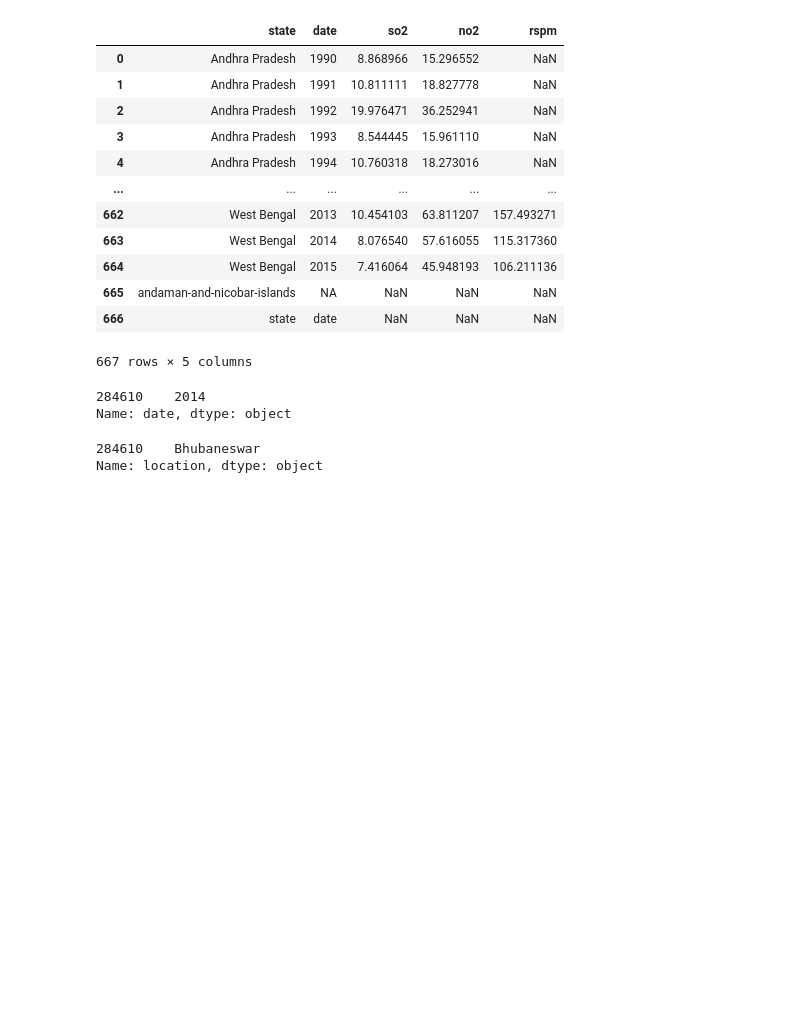
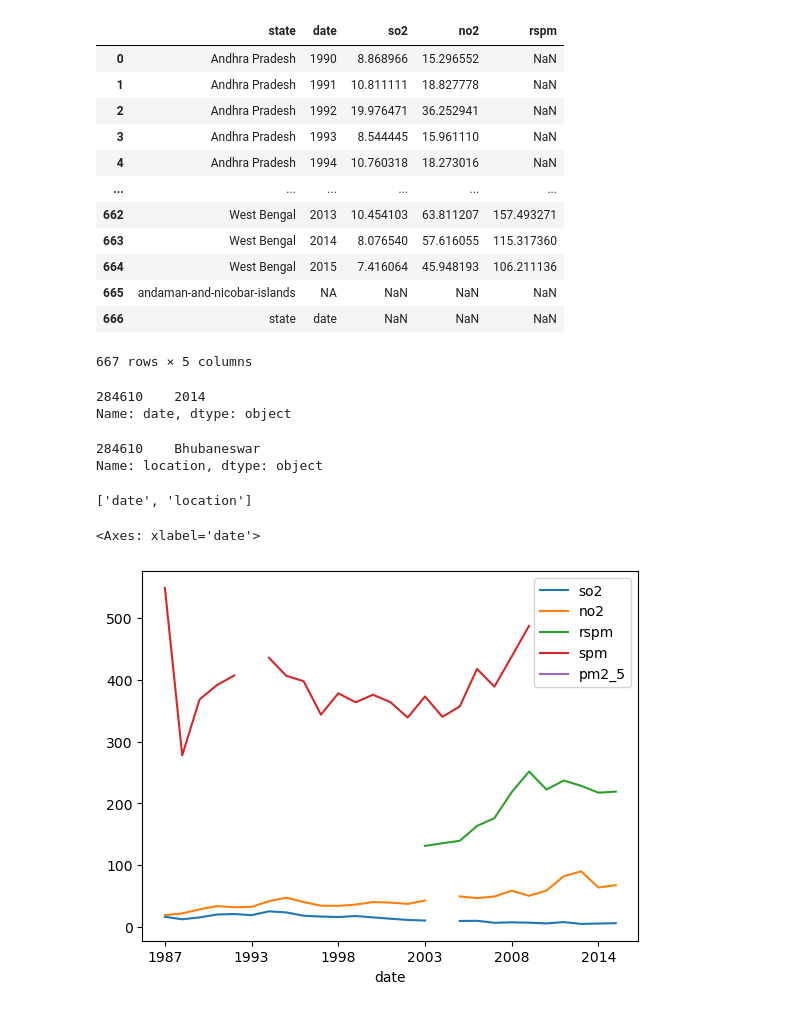
Before and after one commit to StephanSchweitzer/hadoopProject, a Jupyter notebook: dataProcessingNotebook.ipynb, the cells around one changed output. Drawn from its saved outputs; the diff is of its cells as text; code cells hidden in the pictures; blank space fills up the shorter version.

```diff
--- a/dataProcessingNotebook.ipynb
+++ b/dataProcessingNotebook.ipynb
@@ -485,3 +485,37 @@ print(df2.location)
 # %% [output]
 284610    Bhubaneswar
 Name: location, dtype: object
+# %%
+def get_pollution_by_city_and_year(the_dataframe, searched_state = '', searched_city = '', searched_year = '', short=False):
+
+        full_data_frame = the_dataframe
+        searched_year = str(searched_year)
+        shortened_groups = ['date']
+
+        if searched_state != '':
+                full_data_frame = full_data_frame[full_data_frame.state == searched_state]
+                shortened_groups.append("state")
+
+        if searched_city != '':
+                full_data_frame = full_data_frame[full_data_frame.location == searched_city]
+                shortened_groups.append("location")
+
+
+        if searched_year != '':
+                full_data_frame = full_data_frame[full_data_frame.date == searched_year]
+
+
+        if short:
+                full_data_frame = full_data_frame.groupby(shortened_groups)["so2", "no2", "rspm", 'spm', 'pm2_5'].aggregate('mean')
+
+        print(shortened_groups)
+        return full_data_frame
+
+city_test = get_pollution_by_city_and_year(pollutiondatadf_filtered_years, searched_city='Delhi', short=True)
+# %% [output]
+['date', 'location']
+# %%
+city_test.plot.line()
+# %% [output]
+<Axes: xlabel='date'>
+[figure, added]
```
Also changed, not shown: parts of 6 cells of this notebook, 1 other file.
